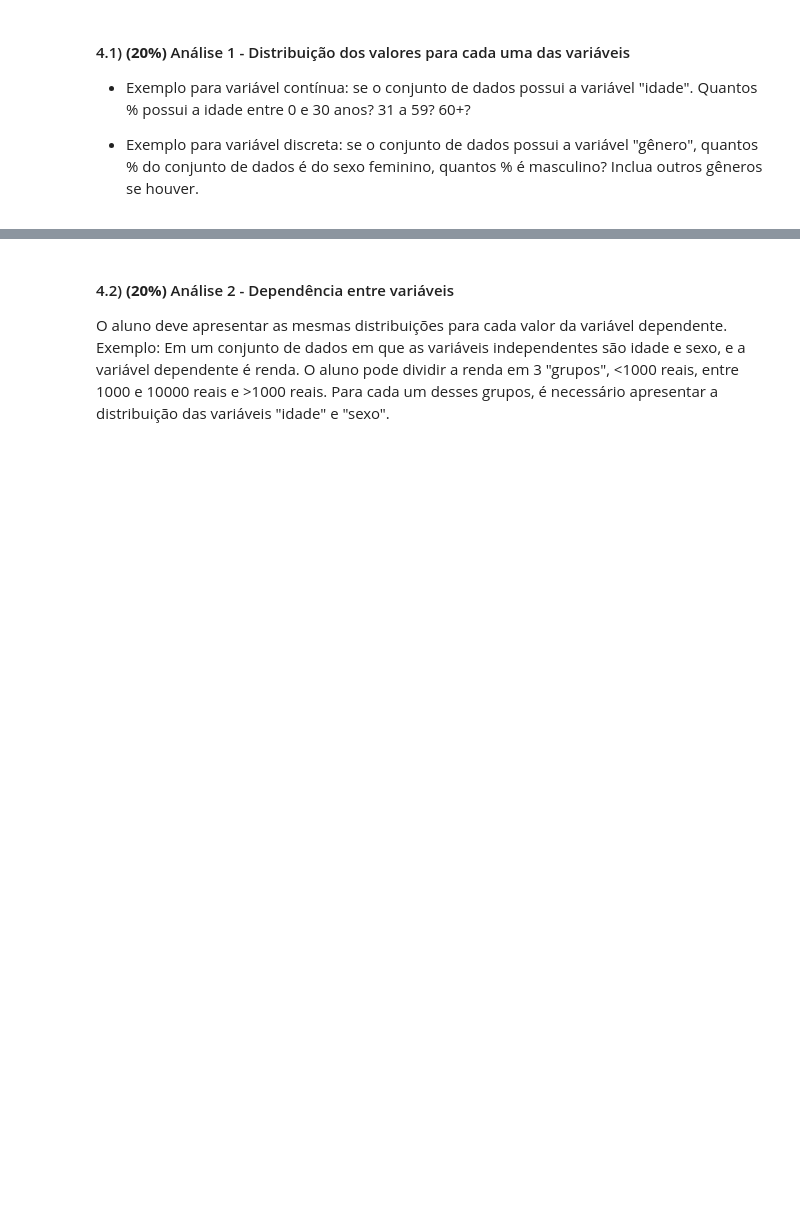
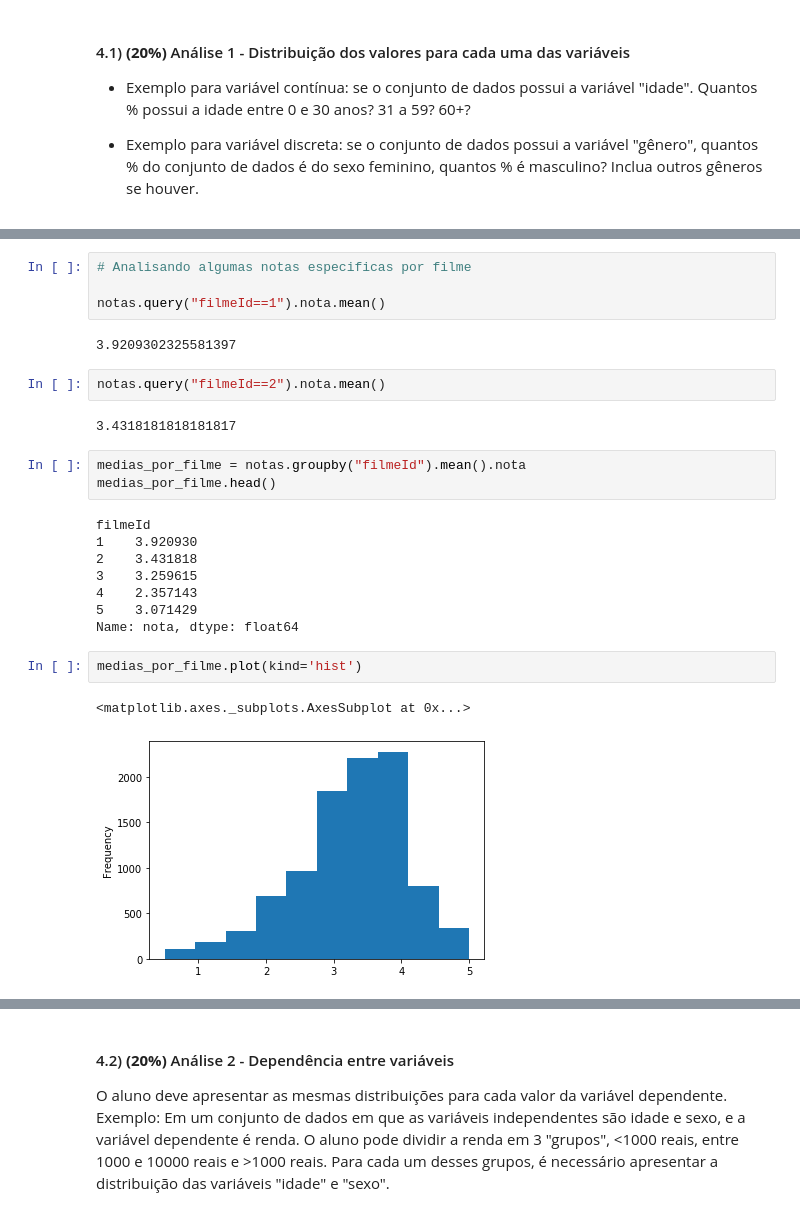
Before and after one commit to kelvinfrade/aed_projeto_1, a Jupyter notebook: aed_projeto_1.ipynb, the cells around one changed output, grey strips where cells are left out. Saved outputs shown, nothing was run; the diff lists cells and outputs as text; blank space fills up the shorter version.

```diff
--- a/aed_projeto_1.ipynb
+++ b/aed_projeto_1.ipynb
@@ -181,0 +277,26 @@ notas.shape
+# %%
+# Analisando algumas notas especificas por filme
+
+notas.query("filmeId==1").nota.mean()
+# %% [output]
+3.9209302325581397
+# %%
+notas.query("filmeId==2").nota.mean()
+# %% [output]
+3.4318181818181817
+# %%
+medias_por_filme = notas.groupby("filmeId").mean().nota
+medias_por_filme.head()
+# %% [output]
+filmeId
+1    3.920930
+2    3.431818
+3    3.259615
+4    2.357143
+5    3.071429
+Name: nota, dtype: float64
+# %%
+medias_por_filme.plot(kind='hist')
+# %% [output]
+<matplotlib.axes._subplots.AxesSubplot at 0x...>
+[figure, added]
```
Also changed, not shown: parts of 15 cells of this notebook.
